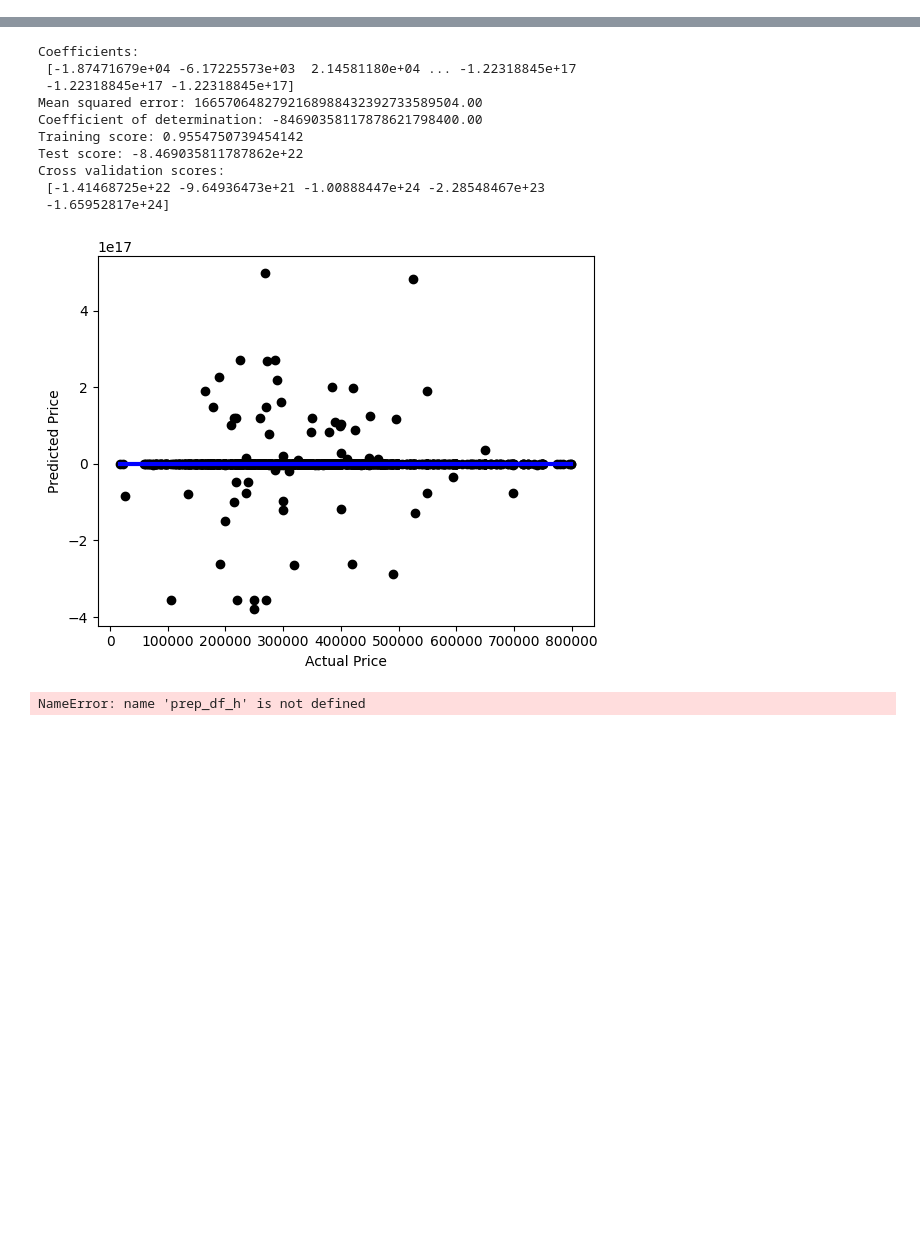
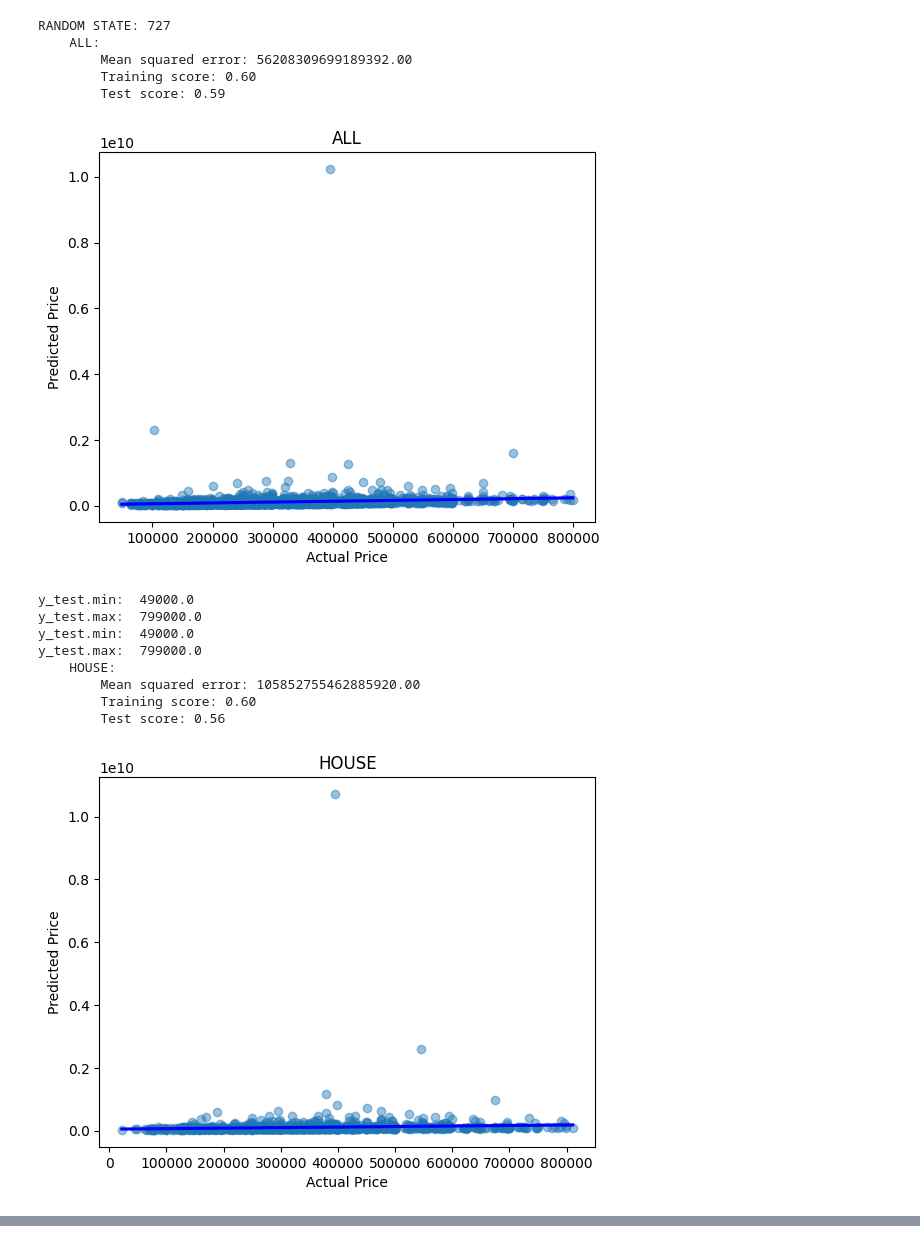
Before and after one commit to feldeh/price-prediction-api, a Jupyter notebook: notebooks/model_building.ipynb, the cells around one changed output, grey strips where cells are left out. Saved outputs shown, nothing was run; the diff lists cells and outputs as text; code cells hidden in the pictures; blank space fills up the shorter version.

```diff
--- a/notebooks/model_building.ipynb
+++ b/notebooks/model_building.ipynb
@@ -49,0 +93,3 @@ X_train['netHabitableSurface'].max()
+# %%
+encoded_df = pd.DataFrame(encoded_array, columns=ohe.get_feature_names_out(categorical_col))
+encoded_df
@@ -49,0 +115,28 @@ X_train['netHabitableSurface'].max()
+# %%
+from sklearn.preprocessing import OneHotEncoder
+
+def encode_categorical_columns(df):
+
+    encoder = OneHotEncoder()
+    categorical_col = df.select_dtypes(include=['object']).columns
+
+    # fit and transform the categorical data into a sparse matrix
+    encoded_data = encoder.fit_transform(df[categorical_col])
+
+    # convert into a dense array
+    encoded_array = encoded_data.toarray()
+
+    encoded_df = pd.DataFrame(encoded_array, columns=encoder.get_feature_names_out(categorical_col))
+
+    df = df.drop(columns=categorical_col)
+    df_encoded = pd.concat([df.reset_index(drop=True), encoded_df], axis=1)
+
+    return df_encoded
+# %%
+# df_a = pd.get_dummies(df_a)
+# df_h = pd.get_dummies(df_h)
+# df = pd.get_dummies(df)
+
+df_a = encode_categorical_columns(df_a)
+df_h = encode_categorical_columns(df_h)
+df = encode_categorical_columns(df)
@@ -49,0 +281,28 @@ X_train['netHabitableSurface'].max()
+# %%
+def main_linear(df, df_h, df_a, random_state='rand'):
+    if random_state == 'rand':
+        random_state = randint(1, 1000)
+    print(f'RANDOM STATE: {random_state}')
+    linear_reg(df, 'ALL', random_state)
+    linear_reg(df_h, 'HOUSE', random_state)
+    linear_reg(df_a, 'APARTMENT', random_state)
+
+
+main_linear(df, df_h, df_a, 'rand')
+main_linear(df, df_h, df_a, 'rand')
+# %% [output]
+RANDOM STATE: 727
+    ALL:
+        Mean squared error: 56208309699189392.00
+        Training score: 0.60
+        Test score: 0.59
+[figure, added]
+y_test.min:  49000.0
+y_test.max:  799000.0
+y_test.min:  49000.0
+y_test.max:  799000.0
+    HOUSE:
+        Mean squared error: 105852755462885920.00
+        Training score: 0.60
+        Test score: 0.56
+[figure, added]
@@ -90,20 +381,0 @@ df_h_type = df_h.drop(['showerRoomCount', 'parkingCountIndoor', 'heatingType', '
-# %%
-# dropped province district and region
-
-train_linear(df_h_type)
-# %% [output]
-Coefficients:
- [-1.87471679e+04 -6.17225573e+03  2.14581180e+04 ... -1.22318845e+17
- -1.22318845e+17 -1.22318845e+17]
-Mean squared error: 1665706482792168988432392733589504.00
-Coefficient of determination: -84690358117878621798400.00
-Training score: 0.9554750739454142
-Test score: -8.469035811787862e+22
-Cross validation scores:
- [-1.41468725e+22 -9.64936473e+21 -1.00888447e+24 -2.28548467e+23
- -1.65952817e+24]
-[figure, removed]
-# %%
-prep_df_h.head()
-# %% [output]
-NameError: name 'prep_df_h' is not defined
```
Also changed, not shown: parts of 25 cells of this notebook, 6 other files.
